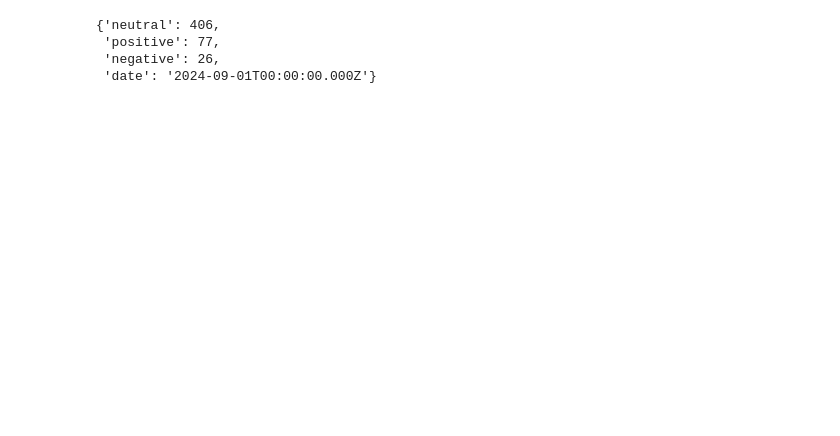
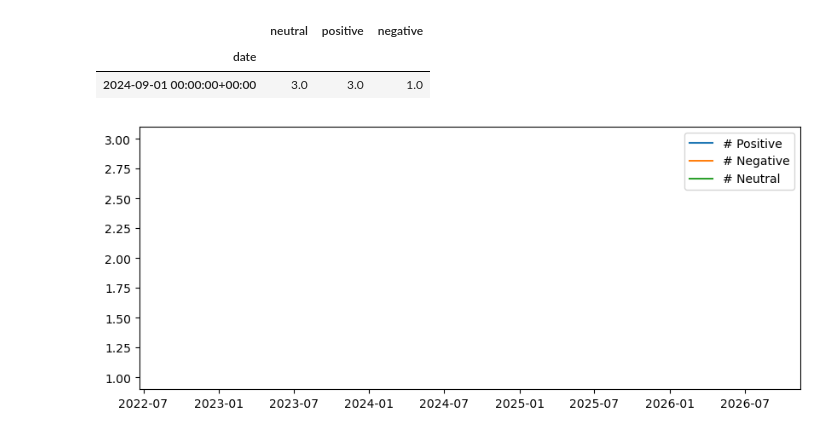
Before and after one commit to shinmindoree/big-data-analysis, a Jupyter notebook: news-crawler/sentiment_trends.ipynb, the cells around one changed output. Drawn from its saved outputs; the diff is of its cells as text; code cells hidden in the pictures; blank space fills up the shorter version.

```diff
--- a/news-crawler/sentiment_trends.ipynb
+++ b/news-crawler/sentiment_trends.ipynb
@@ -12,5 +10,11 @@ Matplotlib is building the font cache; this may take a moment.
 # %%
 query = {
+    "query": {
+        "match": {
+            "title": "삼성"
+        }
+    },
+
     "size": 0,
     "aggs": {
         "group_by_date": {
@@ -59,10 +82,24 @@ for x in buckets:
     entry['date'] = x['key_as_string']
 
     buffer.append(entry)
-# %%
-buffer[0]
-# %% [output]
-{'neutral': 406,
- 'positive': 77,
- 'negative': 26,
- 'date': '2024-09-01T00:00:00.000Z'}
+# %%
+df = pd.DataFrame(buffer)
+df['date'] = pd.to_datetime(df['date'])
+df = df.set_index('date')
+df = df.dropna()
+# %%
+df
+# %% [output]
+|  | neutral | positive | negative |
+| date |  |  |  |
+| 2024-09-01 00:00:00+00:00 | 3.0 | 3.0 | 1.0 |
+# %%
+plt.rcParams['figure.figsize'] = (10,4)
+
+plt.plot(df['positive'], label='# Positive')
+plt.plot(df['negative'], label='# Negative')
+plt.plot(df['neutral'], label='# Neutral')
+plt.legend()
+plt.show()
+# %% [output]
+[figure, added]
```
Also changed, not shown: parts of 4 cells of this notebook, 16 other files.
